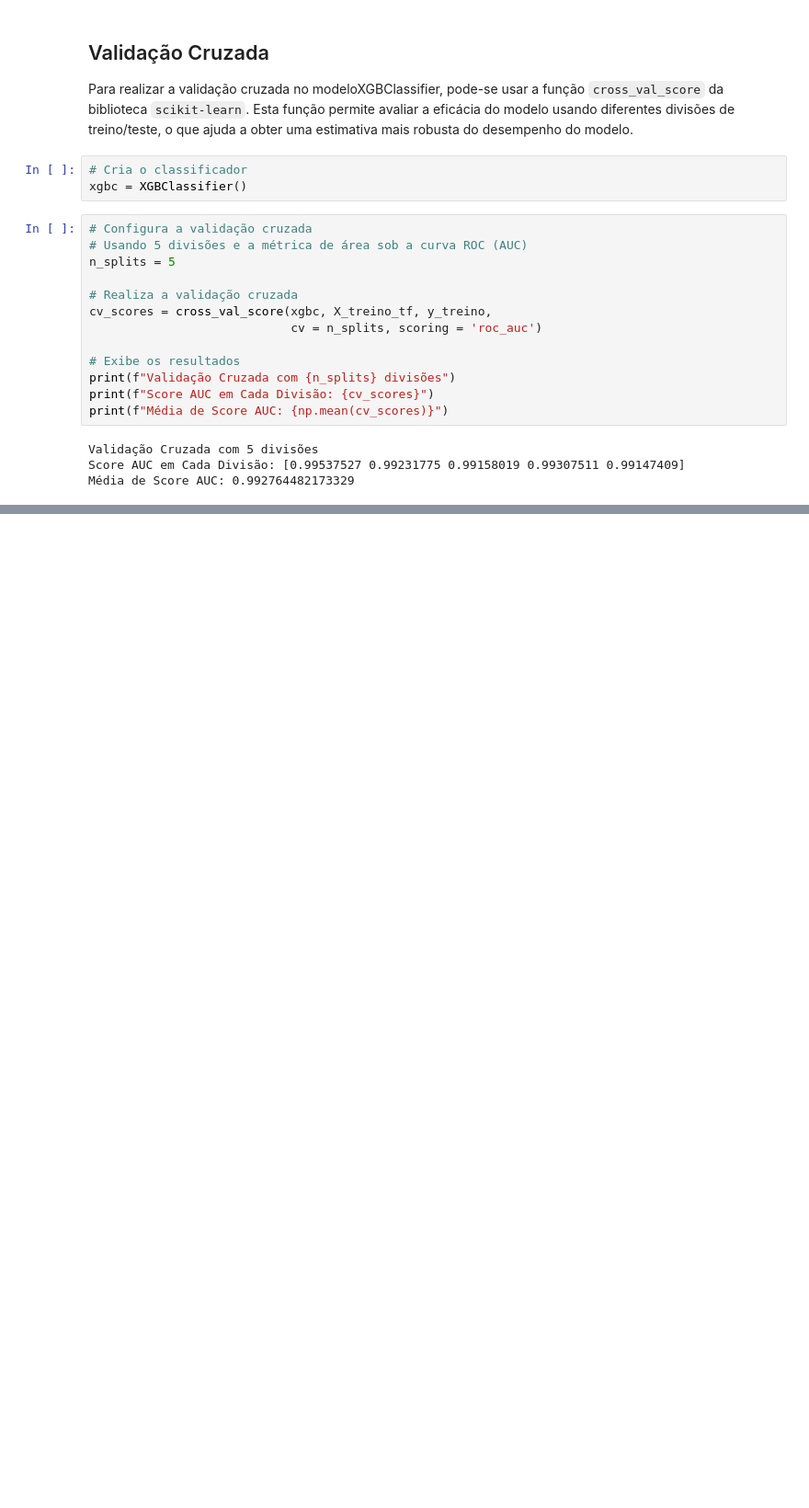
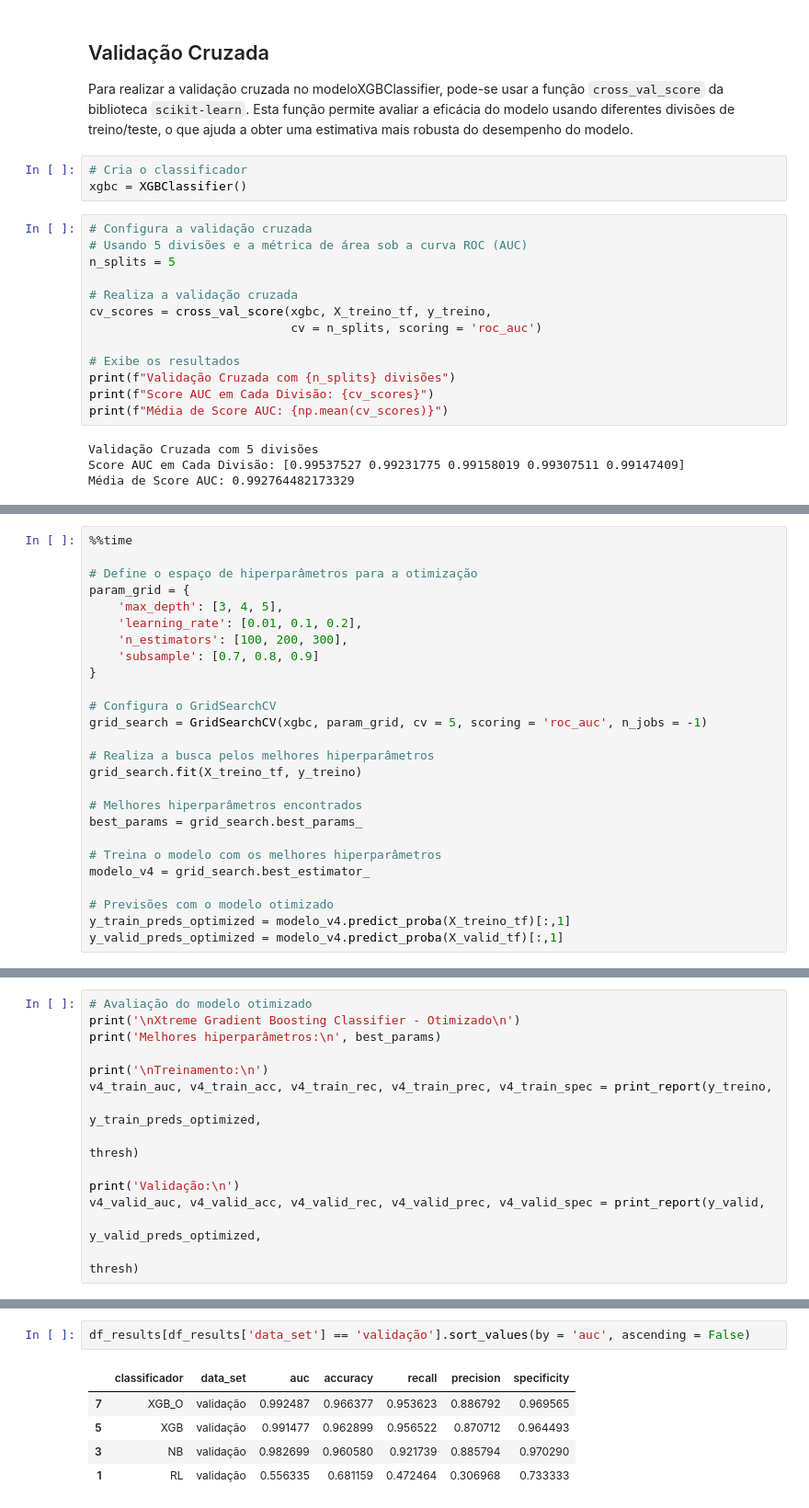
Before and after one commit to prisciladalepiane/machine-learning, a Jupyter notebook: 03-bio/02-previsao-epilepsia/Principal.ipynb, the cells around one changed output, grey strips where cells are left out. Shown at 92% size. Drawn from its saved outputs; the diff is of its cells as text; blank space fills up the shorter version.

Commit message:
Otimização de hiperparâmetro e seleção do melhor modelo

```diff
--- a/03-bio/02-previsao-epilepsia/Principal.ipynb
+++ b/03-bio/02-previsao-epilepsia/Principal.ipynb
@@ -557,0 +564,26 @@ Média de Score AUC: 0.992764482173329
+# %%
+%%time
+
+# Define o espaço de hiperparâmetros para a otimização
+param_grid = {
+    'max_depth': [3, 4, 5],
+    'learning_rate': [0.01, 0.1, 0.2],
+    'n_estimators': [100, 200, 300],
+    'subsample': [0.7, 0.8, 0.9]
+}
+
+# Configura o GridSearchCV
+grid_search = GridSearchCV(xgbc, param_grid, cv = 5, scoring = 'roc_auc', n_jobs = -1)
+
+# Realiza a busca pelos melhores hiperparâmetros
+grid_search.fit(X_treino_tf, y_treino)
+
+# Melhores hiperparâmetros encontrados
+best_params = grid_search.best_params_
+
+# Treina o modelo com os melhores hiperparâmetros
+modelo_v4 = grid_search.best_estimator_
+
+# Previsões com o modelo otimizado
+y_train_preds_optimized = modelo_v4.predict_proba(X_treino_tf)[:,1]
+y_valid_preds_optimized = modelo_v4.predict_proba(X_valid_tf)[:,1]
@@ -557,0 +593,14 @@ Média de Score AUC: 0.992764482173329
+# %%
+# Avaliação do modelo otimizado
+print('\nXtreme Gradient Boosting Classifier - Otimizado\n')
+print('Melhores hiperparâmetros:\n', best_params)
+
+print('\nTreinamento:\n')
+v4_train_auc, v4_train_acc, v4_train_rec, v4_train_prec, v4_train_spec = print_report(y_treino,
+                                                                                          y_train_preds_optimized,
+                                                                                          thresh)
+
+print('Validação:\n')
+v4_valid_auc, v4_valid_acc, v4_valid_rec, v4_valid_prec, v4_valid_spec = print_report(y_valid,
+                                                                                          y_valid_preds_optimized,
+                                                                                          thresh)
@@ -557,0 +673,8 @@ Média de Score AUC: 0.992764482173329
+# %%
+df_results[df_results['data_set'] == 'validação'].sort_values(by = 'auc', ascending = False)
+# %% [output]
+|  | classificador | data_set | auc | accuracy | recall | precision | specificity |
+| 7 | XGB_O | validação | 0.992487 | 0.966377 | 0.953623 | 0.886792 | 0.969565 |
+| 5 | XGB | validação | 0.991477 | 0.962899 | 0.956522 | 0.870712 | 0.964493 |
+| 3 | NB | validação | 0.982699 | 0.960580 | 0.921739 | 0.885794 | 0.970290 |
+| 1 | RL | validação | 0.556335 | 0.681159 | 0.472464 | 0.306968 | 0.733333 |
```
Also changed, not shown: parts of 7 cells of this notebook.
